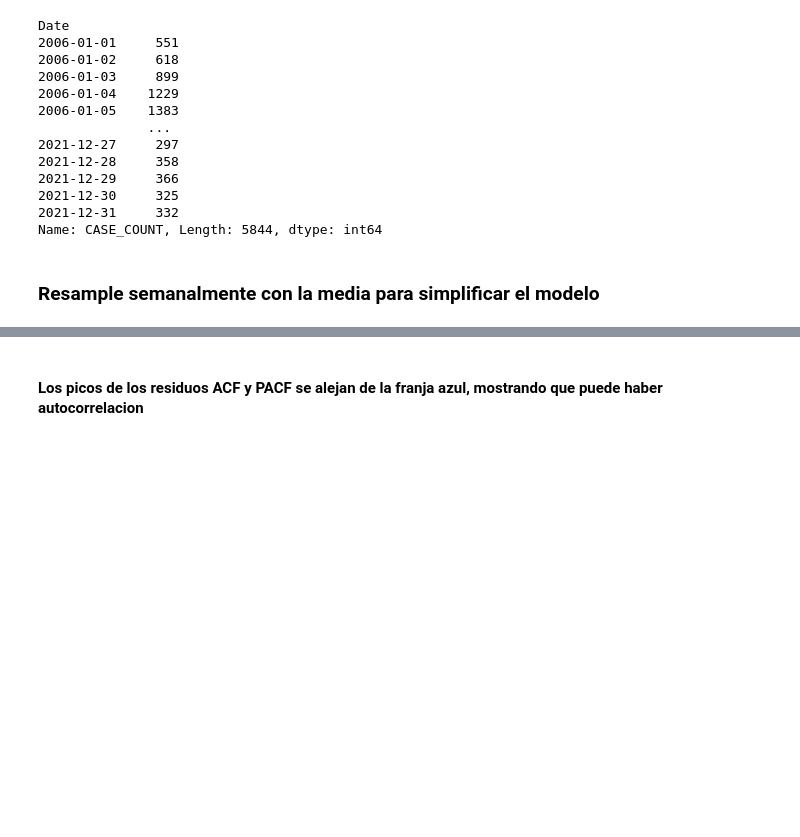
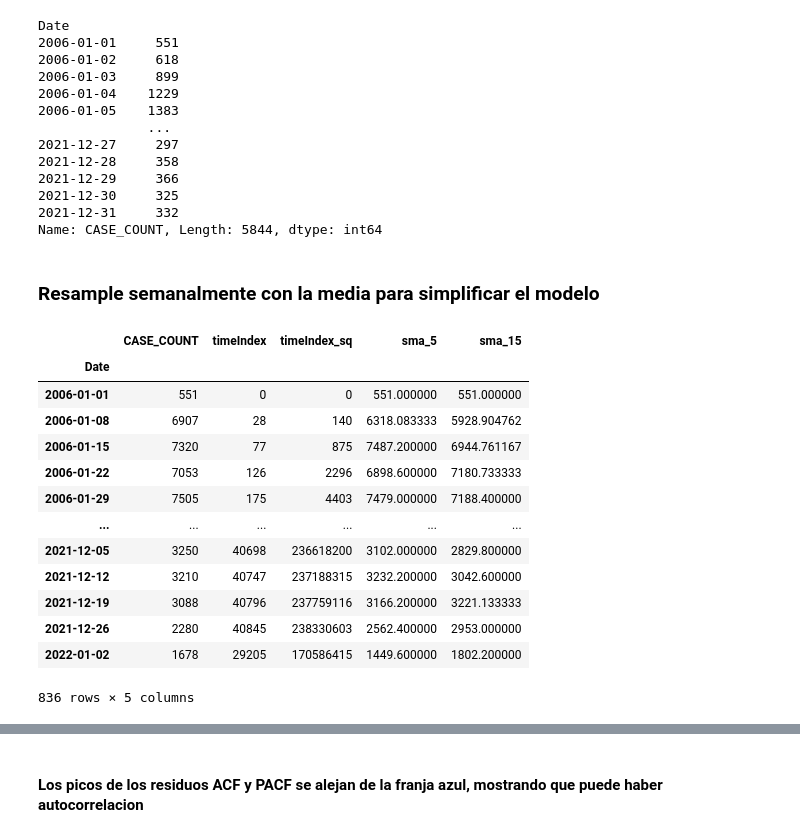
Before and after one commit to matiascapurroriver/predictivoAvanzado, a Jupyter notebook: ST.ipynb, the cells around one changed output, grey strips where cells are left out. Cells and saved outputs as stored; diff of their text form; code cells hidden in the pictures; blank space fills up the shorter version.

```diff
--- a/ST.ipynb
+++ b/ST.ipynb
@@ -598,3 +598,20 @@ df_dia = df_dia.resample('W').mean()
+# %%
+df_dia
+# %% [output]
+|  | CASE_COUNT | timeIndex | timeIndex_sq | sma_5 | sma_15 |
+| Date |  |  |  |  |  |
+| 2006-01-01 | 551 | 0 | 0 | 551.000000 | 551.000000 |
+| 2006-01-08 | 6907 | 28 | 140 | 6318.083333 | 5928.904762 |
+| 2006-01-15 | 7320 | 77 | 875 | 7487.200000 | 6944.761167 |
+| 2006-01-22 | 7053 | 126 | 2296 | 6898.600000 | 7180.733333 |
+| 2006-01-29 | 7505 | 175 | 4403 | 7479.000000 | 7188.400000 |
+| ... | ... | ... | ... | ... | ... |
+| 2021-12-05 | 3250 | 40698 | 236618200 | 3102.000000 | 2829.800000 |
+| 2021-12-12 | 3210 | 40747 | 237188315 | 3232.200000 | 3042.600000 |
+| 2021-12-19 | 3088 | 40796 | 237759116 | 3166.200000 | 3221.133333 |
+| 2021-12-26 | 2280 | 40845 | 238330603 | 2562.400000 | 2953.000000 |
+| 2022-01-02 | 1678 | 29205 | 170586415 | 1449.600000 | 1802.200000 |
+836 rows × 5 columns
 # %%
 from sklearn.metrics import mean_squared_error
 from math import sqrt
```
Also changed, not shown: parts of 18 cells of this notebook, 5 other files.
